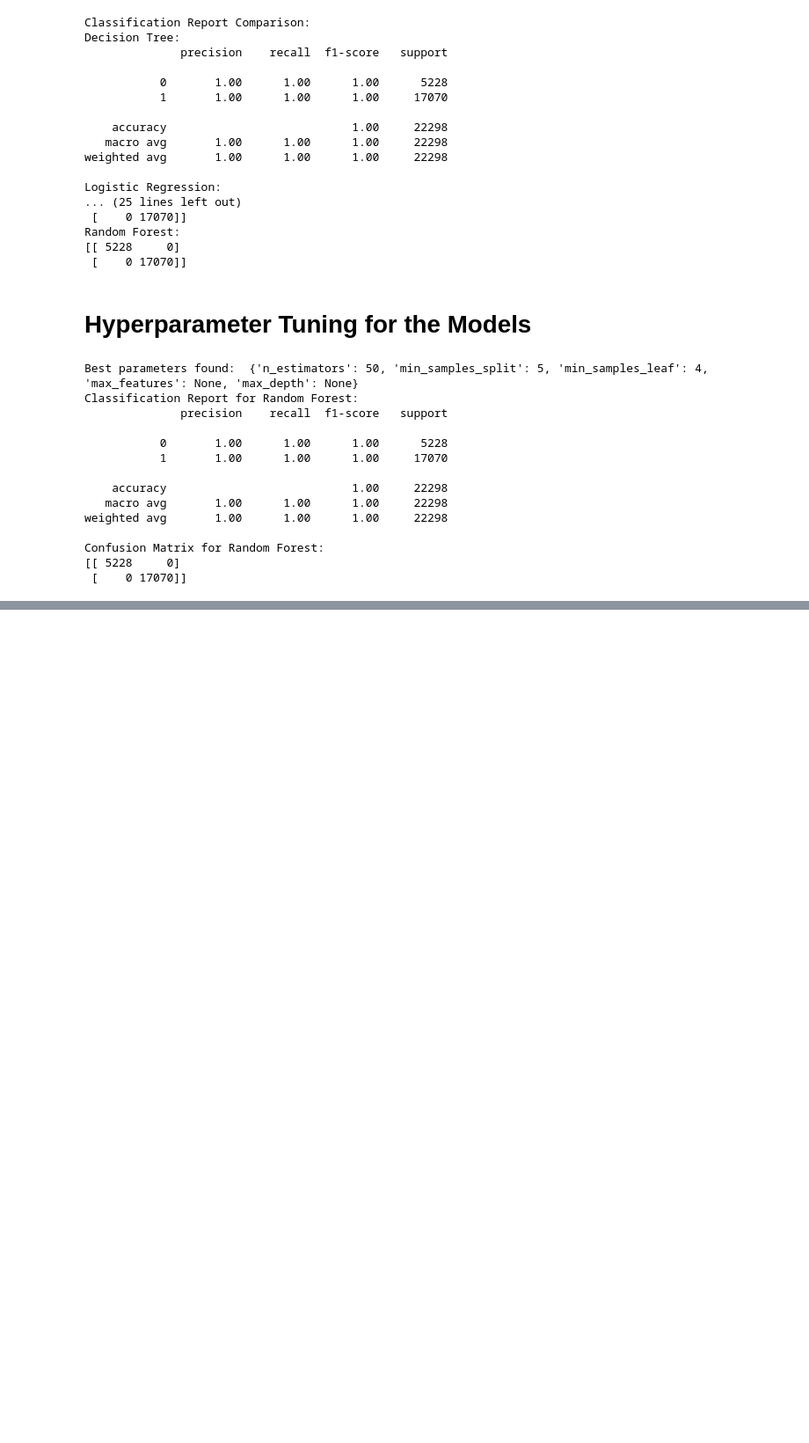
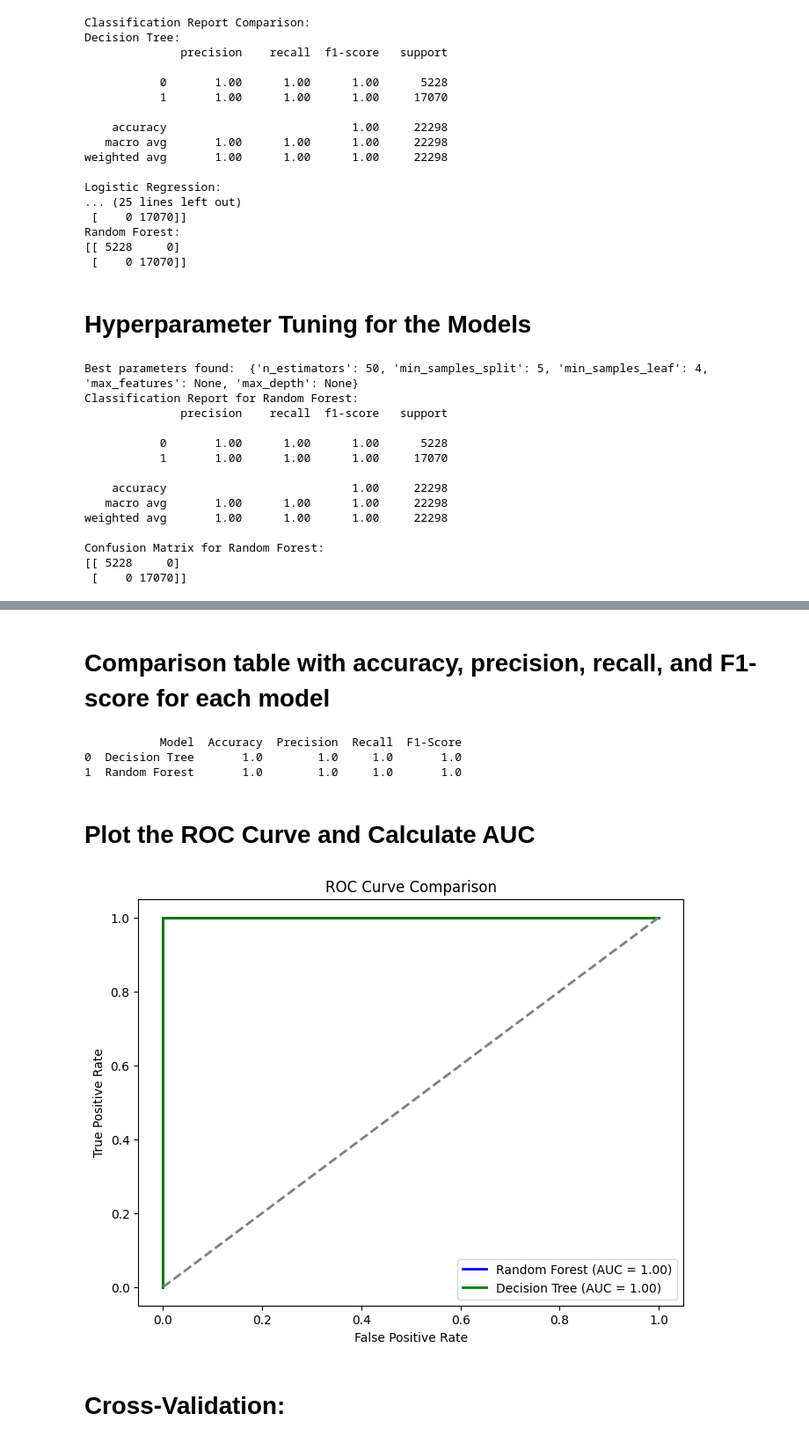
Before and after one commit to jumanjy26/jumanjy26, a Jupyter notebook: assesment1_DataMining.ipynb, the cells around one changed output, grey strips where cells are left out. Shown at 88% size. Saved outputs shown, nothing was run; the diff lists cells and outputs as text; code cells hidden in the pictures; blank space fills up the shorter version.

```diff
--- a/assesment1_DataMining.ipynb
+++ b/assesment1_DataMining.ipynb
@@ -517,0 +573,54 @@ Confusion Matrix for Random Forest:
+# %% [markdown]
+# **Comparison table with accuracy, precision, recall, and F1-score for each model**
+# %%
+# Get classification report for Decision Tree
+from sklearn.metrics import classification_report
+dt_report = classification_report(y_test, y_pred_dt, output_dict=True)
+
+# Get classification report for Random Forest
+rf_report = classification_report(y_test, y_pred_rf, output_dict=True)
+
+# Create a comparison table
+comparison_df = pd.DataFrame({
+    'Model': ['Decision Tree', 'Random Forest'],
+    'Accuracy': [dt_report['accuracy'], rf_report['accuracy']],
+    'Precision': [dt_report['weighted avg']['precision'], rf_report['weighted avg']['precision']],
+    'Recall': [dt_report['weighted avg']['recall'], rf_report['weighted avg']['recall']],
+    'F1-Score': [dt_report['weighted avg']['f1-score'], rf_report['weighted avg']['f1-score']]
+})
+
+print(comparison_df)
+# %% [output]
+           Model  Accuracy  Precision  Recall  F1-Score
+0  Decision Tree       1.0        1.0     1.0       1.0
+1  Random Forest       1.0        1.0     1.0       1.0
+# %% [markdown]
+# **Plot the ROC Curve and Calculate AUC**
+# %%
+from sklearn.metrics import roc_curve, auc
+import matplotlib.pyplot as plt
+
+# For Random Forest
+y_prob_rf = best_rf_model.predict_proba(X_test)[:, 1]
+fpr_rf, tpr_rf, _ = roc_curve(y_test, y_prob_rf)
+roc_auc_rf = auc(fpr_rf, tpr_rf)
+
+# For Decision Tree
+y_prob_dt = best_dt_model.predict_proba(X_test)[:, 1]
+fpr_dt, tpr_dt, _ = roc_curve(y_test, y_prob_dt)
+roc_auc_dt = auc(fpr_dt, tpr_dt)
+
+# Plot ROC curve
+plt.figure(figsize=(8,6))
+plt.plot(fpr_rf, tpr_rf, color='blue', lw=2, label=f'Random Forest (AUC = {roc_auc_rf:.2f})')
+plt.plot(fpr_dt, tpr_dt, color='green', lw=2, label=f'Decision Tree (AUC = {roc_auc_dt:.2f})')
+plt.plot([0, 1], [0, 1], color='gray', lw=2, linestyle='--')
+plt.xlabel('False Positive Rate')
+plt.ylabel('True Positive Rate')
+plt.title('ROC Curve Comparison')
+plt.legend(loc='lower right')
+plt.show()
+# %% [output]
+[figure, added]
+# %% [markdown]
+# **Cross-Validation:**
```
Also changed, not shown: parts of 7 cells of this notebook.
